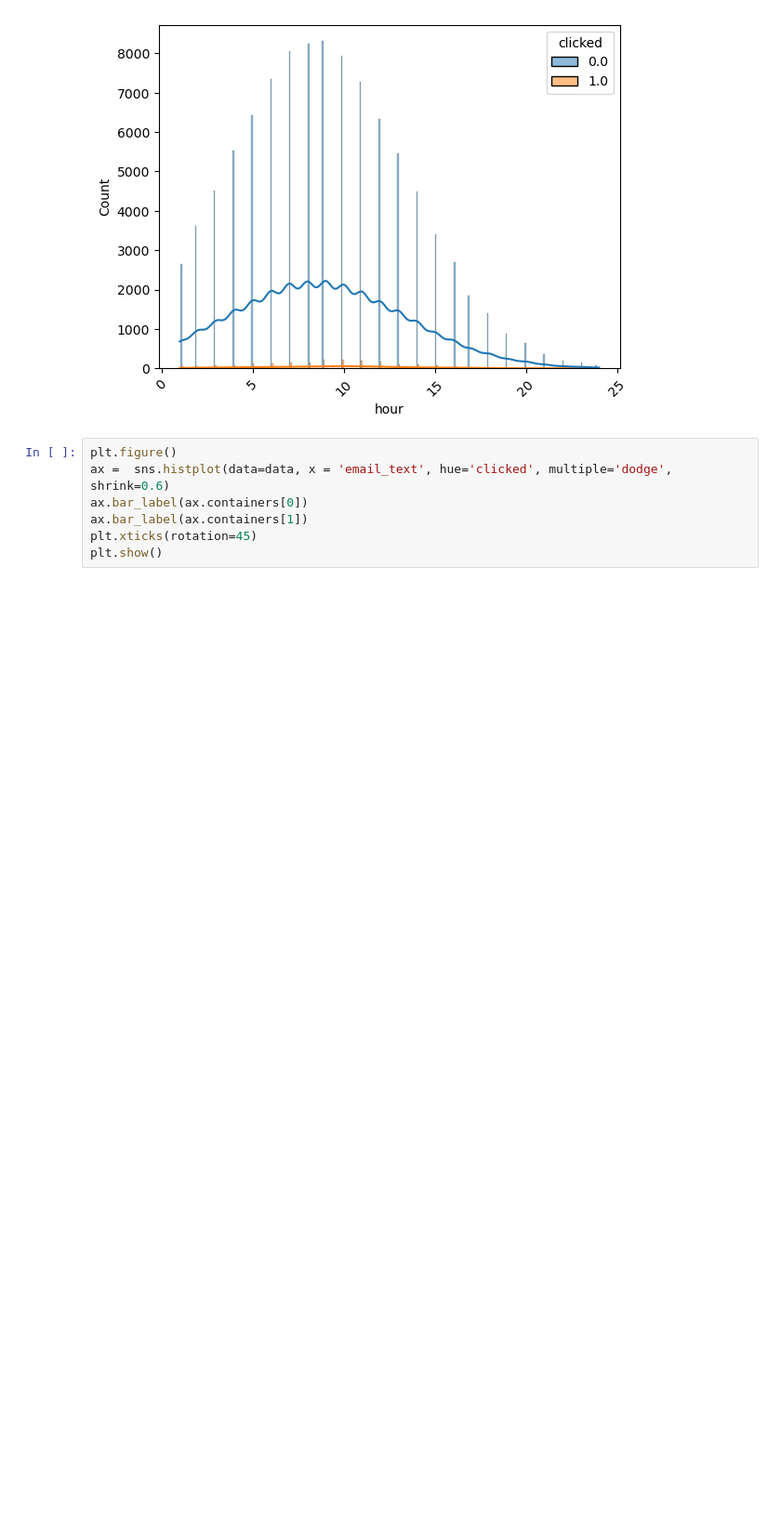
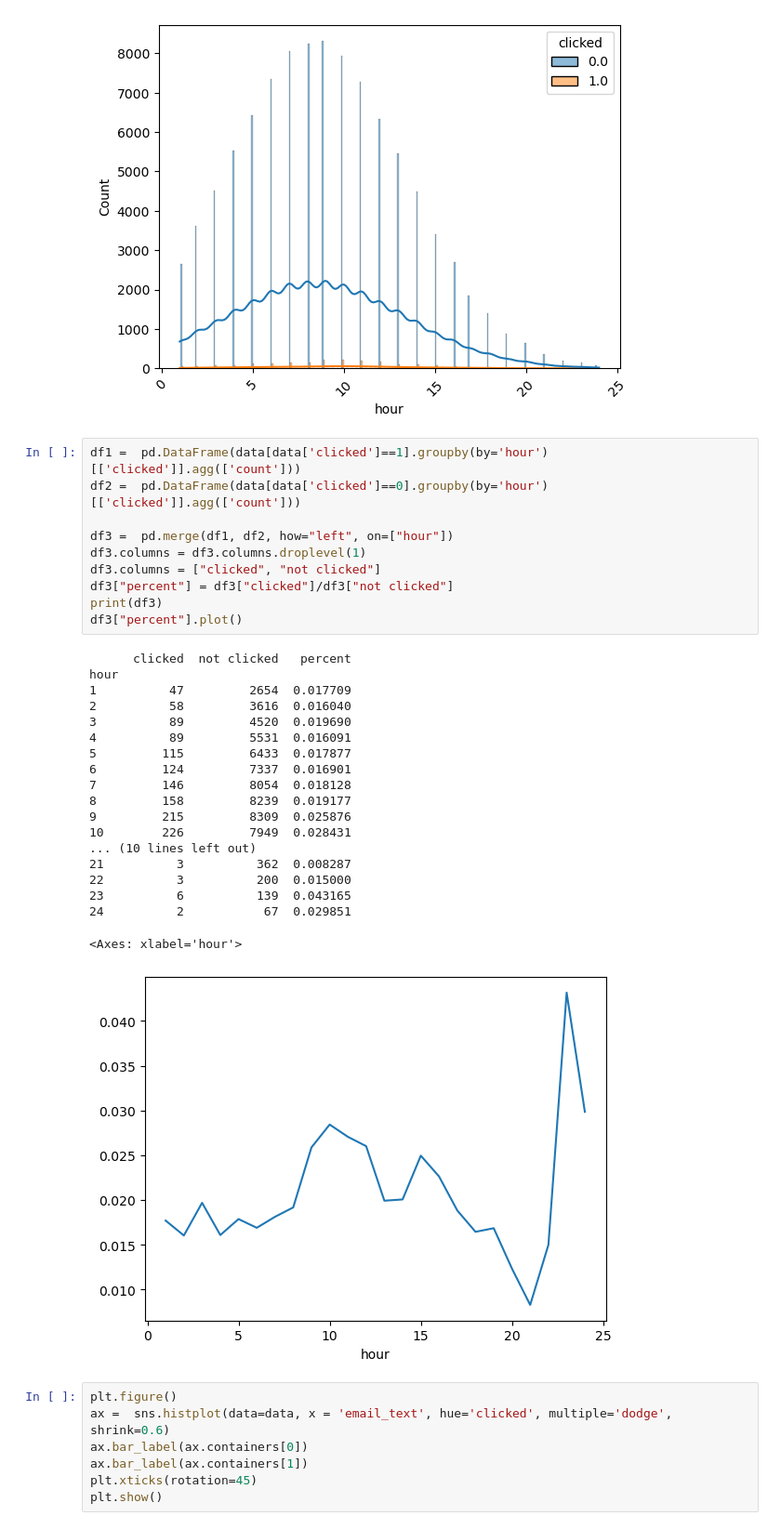
Before and after one commit to akhilmuraleedharan/email_optimization, a Jupyter notebook: Email_optimization.ipynb, the cells around one changed output. Shown: that part at 93% size. Drawn from its saved outputs; the diff is of its cells as text; blank space fills up the shorter version.

```diff
--- a/Email_optimization.ipynb
+++ b/Email_optimization.ipynb
@@ -228,6 +251,36 @@ plt.xticks(rotation=45)
 plt.show()
 # %% [output]
 [figure]
+# %%
+df1 =  pd.DataFrame(data[data['clicked']==1].groupby(by='hour')[['clicked']].agg(['count']))
+df2 =  pd.DataFrame(data[data['clicked']==0].groupby(by='hour')[['clicked']].agg(['count']))
+
+df3 =  pd.merge(df1, df2, how="left", on=["hour"])
+df3.columns = df3.columns.droplevel(1)
+df3.columns = ["clicked", "not clicked"]
+df3["percent"] = df3["clicked"]/df3["not clicked"]
+print(df3)
+df3["percent"].plot()
+# %% [output]
+      clicked  not clicked   percent
+hour
+1          47         2654  0.017709
+2          58         3616  0.016040
+3          89         4520  0.019690
+4          89         5531  0.016091
+5         115         6433  0.017877
+6         124         7337  0.016901
+7         146         8054  0.018128
+8         158         8239  0.019177
+9         215         8309  0.025876
+10        226         7949  0.028431
+... (10 lines left out)
+21          3          362  0.008287
+22          3          200  0.015000
+23          6          139  0.043165
+24          2           67  0.029851
+<Axes: xlabel='hour'>
+[figure, added]
 # %%
 plt.figure()
 ax =  sns.histplot(data=data, x = 'email_text', hue='clicked', multiple='dodge', shrink=0.6)
```
Also changed, not shown: parts of 20 cells of this notebook.
